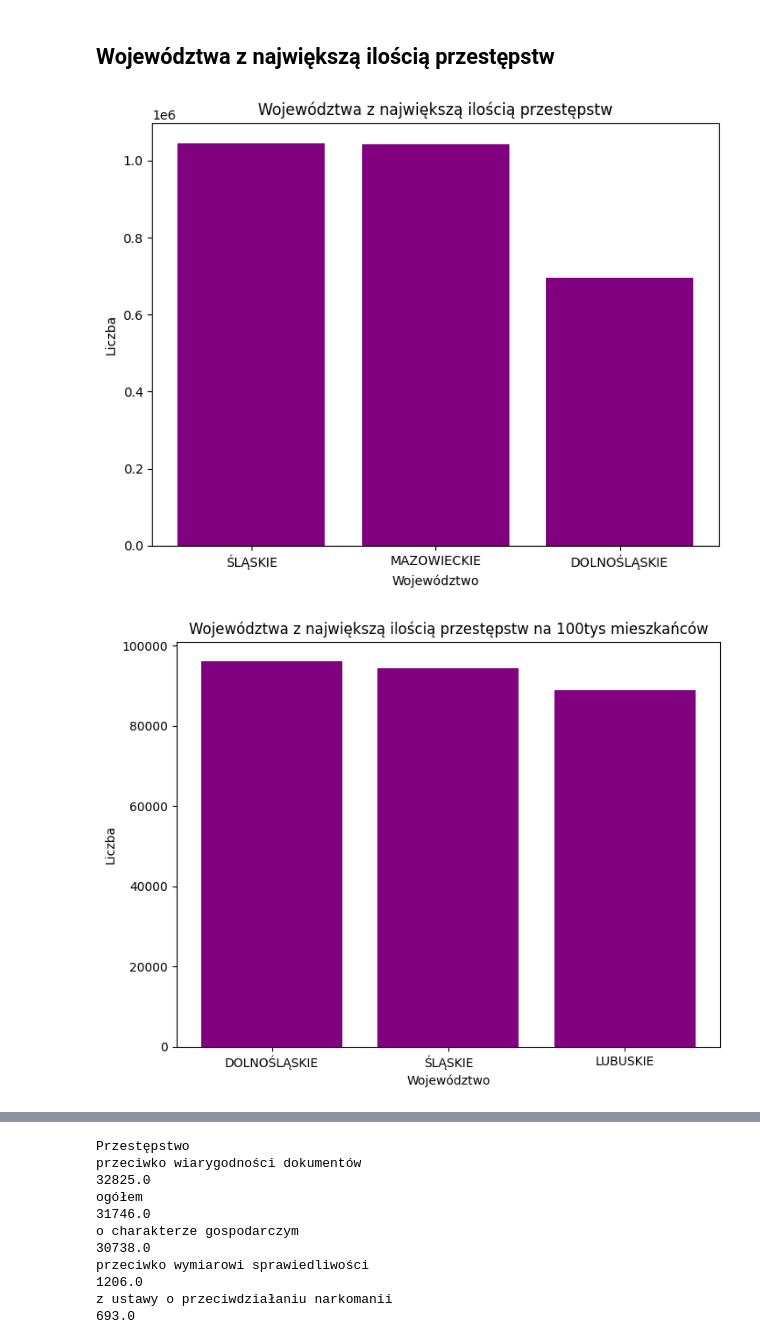
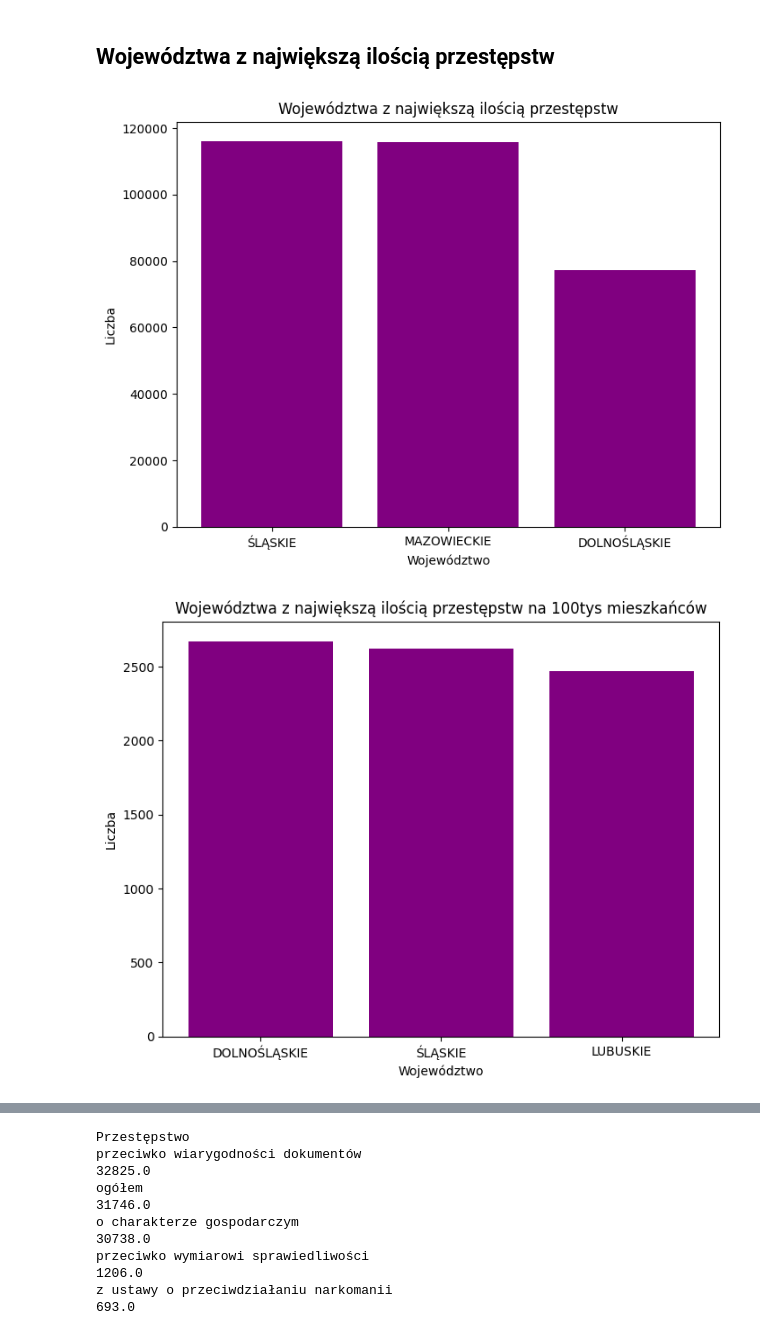
Before and after one commit to wwielakowska/in-ynierka, a Jupyter notebook: crime_code.ipynb, the cells around one changed output, grey strips where cells are left out. Drawn from its saved outputs; the diff is of its cells as text; code cells hidden in the pictures.

```diff
--- a/crime_code.ipynb
+++ b/crime_code.ipynb
@@ -644,0 +732,24 @@ plt.show()
+# %%
+woj_mean = df_woj.groupby('Województwo')['Liczba'].mean().sort_values(ascending=False)
+regions_merged = regions.merge(woj_mean, left_on='nazwa', right_on='Województwo', how='left')
+
+
+woj_merged = woj_lud.merge(ludnosc_100, on=['Województwo', 'Rok'], how='left' )
+woj_merged['Liczba_na_100'] = woj_merged['Liczba']/woj_merged["Ludność_100tys"]
+
+woj_mean_100 = woj_merged.groupby('Województwo')['Liczba_na_100'].mean().sort_values(ascending=False)
+
+regions_merged_100 = regions.merge(woj_mean_100, left_on='nazwa', right_on='Województwo', how='left')
+
+fig, axes = plt.subplots(1, 2, figsize=(12, 5))
+
+regions_merged.plot(column='Liczba',cmap='Purples',legend=True,edgecolor='black',ax=axes[0])
+axes[0].set_title('Średnia liczba przestępstw w Polsce według województw')
+axes[0].axis('off')
+
+
+regions_merged_100.plot(column='Liczba_na_100', cmap='Purples',legend=True, edgecolor='black',ax=axes[1])
+axes[1].set_title('Średnia liczba przestępstw w Polsce na 100tys. mieszkańców')
+axes[1].axis('off')
+plt.tight_layout()
+plt.show()
@@ -645,18 +758,18 @@ plt.show()
 # %% [markdown]
 ## Województwa z największą ilością przestępstw
 # %%
-woj_top = woj_sum.nlargest(3)
+woj_top = woj_mean.nlargest(3)
 
 plt.figure(figsize=(8,6))
 plt.bar(woj_top.index, woj_top.values, color='purple')
 plt.title('Województwa z największą ilością przestępstw')
 plt.ylabel('Liczba')
 plt.xlabel('Województwo')
 plt.show()
 # %% [output]
-[figure, old version]
+[figure, new version]
 # %%
-woj_top_100 = woj_sum_100.nlargest(3)
+woj_top_100 = woj_mean_100.nlargest(3)
 
 plt.figure(figsize=(8,6))
 plt.bar(woj_top_100.index, woj_top_100.values, color='purple')
@@ -665,4 +778,4 @@ plt.ylabel('Liczba')
 plt.xlabel('Województwo')
 plt.show()
 # %% [output]
-[figure, old version]
+[figure, new version]
```
Also changed, not shown: parts of 64 cells of this notebook, 12 other files.
